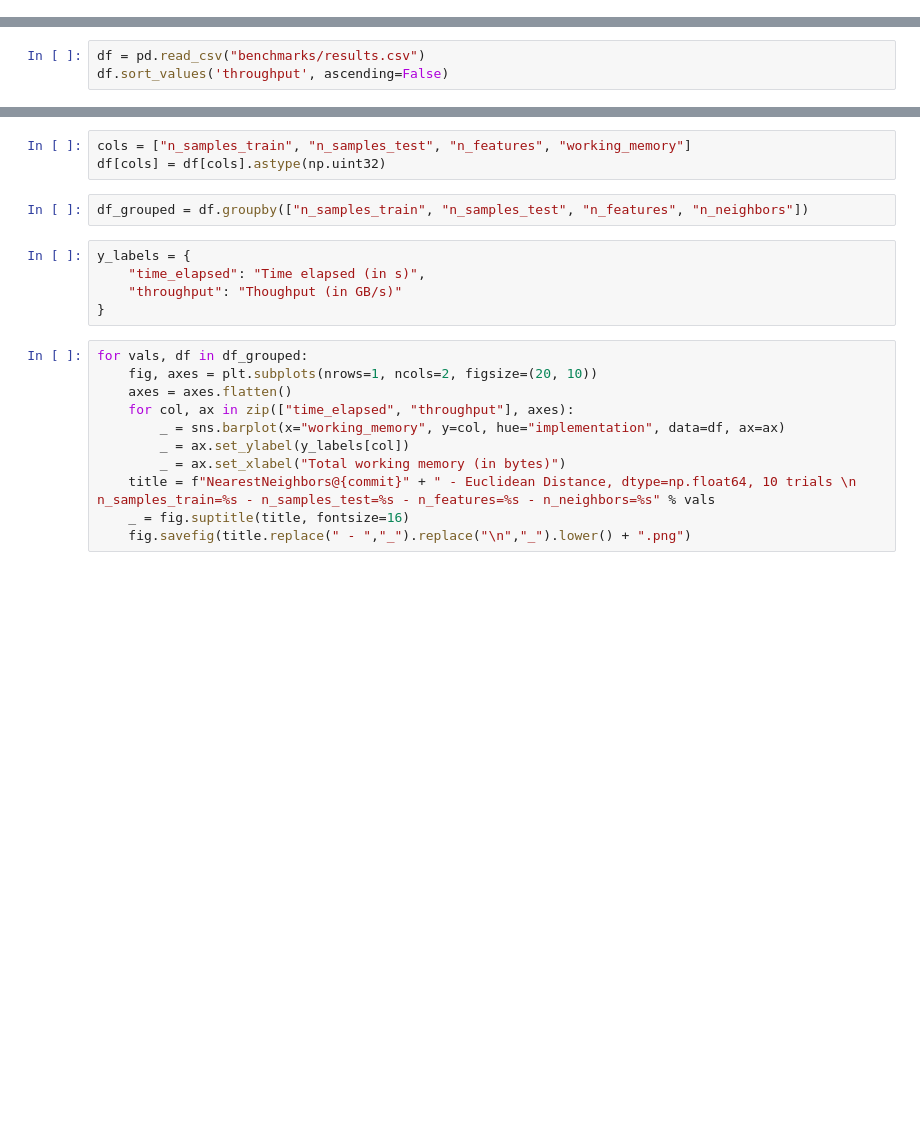
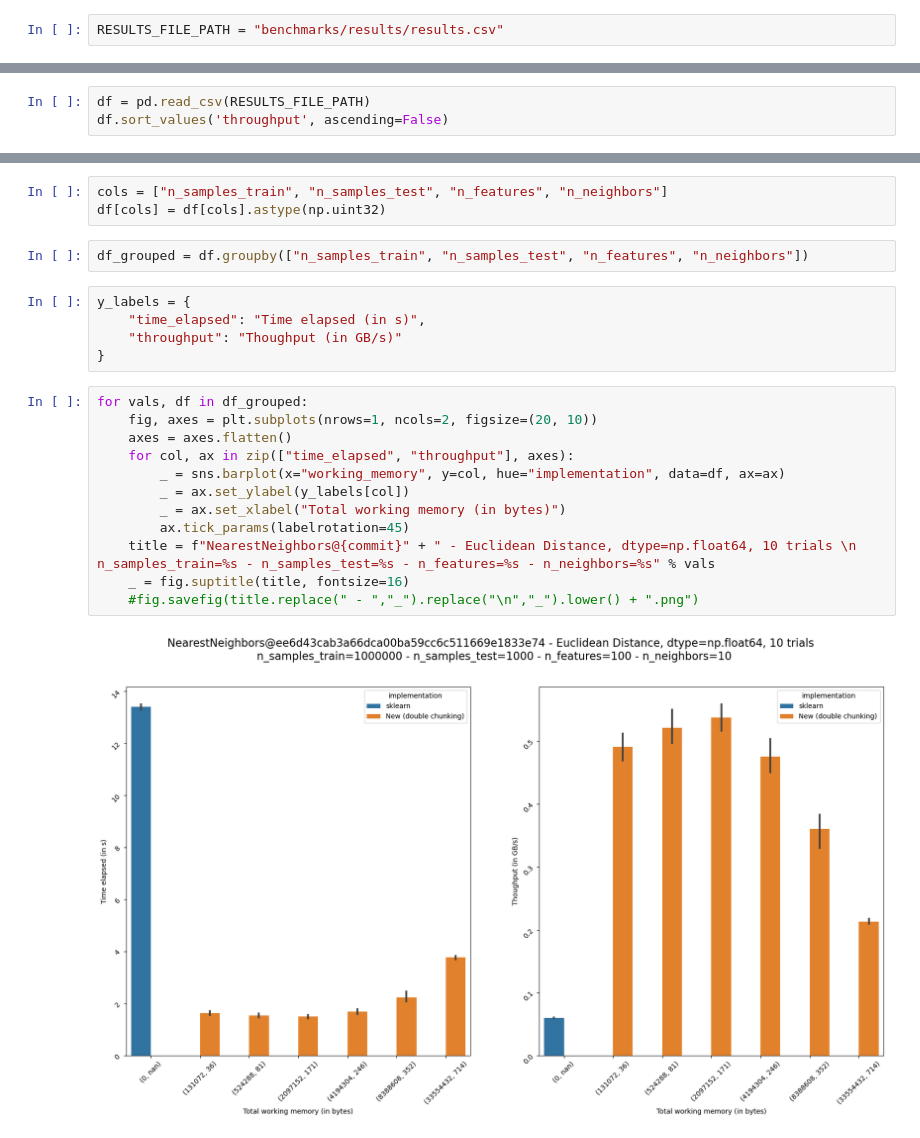
Before and after one commit to scikit-learn-inria-fondation/pdist_aggregation, a Jupyter notebook: visualization.ipynb, the cells around one changed output, grey strips where cells are left out. Saved outputs shown, nothing was run; the diff lists cells and outputs as text; blank space fills up the shorter version.

```diff
--- a/visualization.ipynb
+++ b/visualization.ipynb
@@ -6,8 +6,10 @@ import seaborn as sns
 import numpy as np
 plt.rcParams['figure.figsize'] = [12, 8]
 plt.rcParams['figure.dpi'] = 100 # 200 e.g. is really fine, but slower
+# %%
+RESULTS_FILE_PATH = "benchmarks/results/results.csv"
 # %%
 commit = str(subprocess.check_output(['git', 'rev-parse', 'HEAD'])).replace("b'", "").replace("\\n'", "")
 # %%
-df = pd.read_csv("benchmarks/results.csv")
+df = pd.read_csv(RESULTS_FILE_PATH)
 df.sort_values('throughput', ascending=False)
@@ -14,5 +34,5 @@ df.sort_values('throughput', ascending=False)
 # %%
-cols = ["n_samples_train", "n_samples_test", "n_features", "working_memory"]
+cols = ["n_samples_train", "n_samples_test", "n_features", "n_neighbors"]
 df[cols] = df[cols].astype(np.uint32)
 # %%
 df_grouped = df.groupby(["n_samples_train", "n_samples_test", "n_features", "n_neighbors"])
@@ -24,11 +44,14 @@ y_labels = {
 # %%
 for vals, df in df_grouped:
     fig, axes = plt.subplots(nrows=1, ncols=2, figsize=(20, 10))
     axes = axes.flatten()
     for col, ax in zip(["time_elapsed", "throughput"], axes):
         _ = sns.barplot(x="working_memory", y=col, hue="implementation", data=df, ax=ax)
         _ = ax.set_ylabel(y_labels[col])
         _ = ax.set_xlabel("Total working memory (in bytes)")
+        ax.tick_params(labelrotation=45)
     title = f"NearestNeighbors@{commit}" + " - Euclidean Distance, dtype=np.float64, 10 trials \n n_samples_train=%s - n_samples_test=%s - n_features=%s - n_neighbors=%s" % vals
     _ = fig.suptitle(title, fontsize=16)
-    fig.savefig(title.replace(" - ","_").replace("\n","_").lower() + ".png")
+    #fig.savefig(title.replace(" - ","_").replace("\n","_").lower() + ".png")
+# %% [output]
+[figure, added]
```
Also changed, not shown: parts of 1 cell of this notebook, 4 other files.
